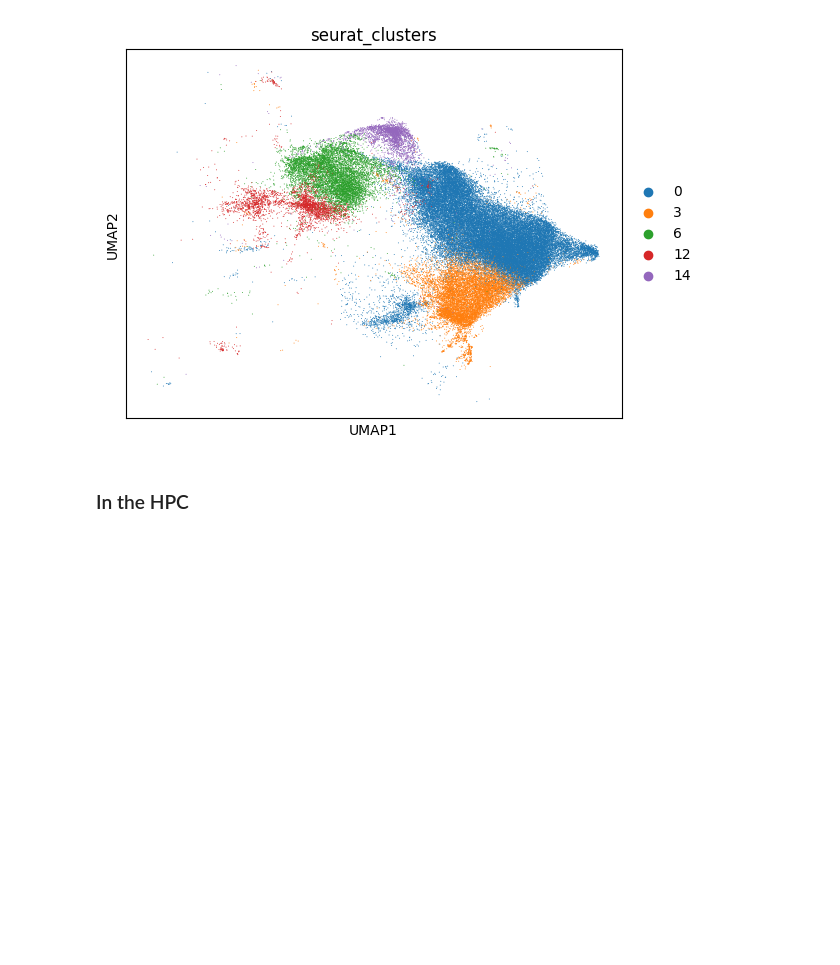
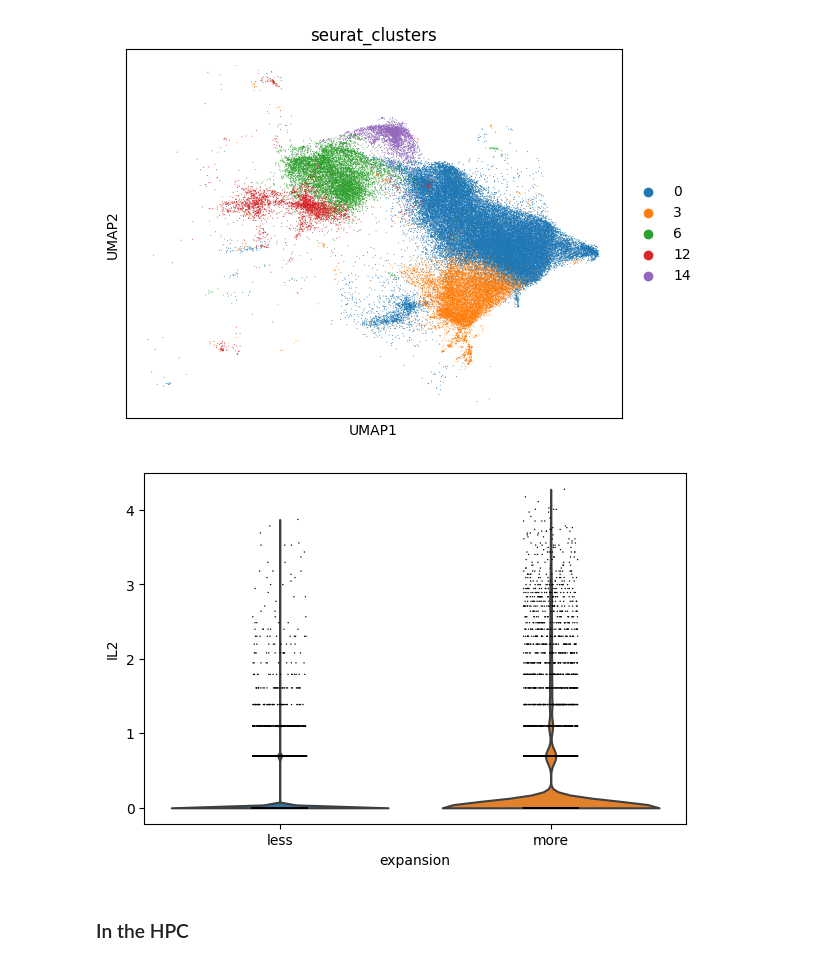
Before and after one commit to Ran-x2/mtb, a Jupyter notebook: Geneformer_hpc.ipynb, the cells around one changed output. Cells and saved outputs as stored; diff of their text form; code cells hidden in the pictures; blank space fills up the shorter version.

```diff
--- a/Geneformer_hpc.ipynb
+++ b/Geneformer_hpc.ipynb
@@ -80,11 +85,11 @@ adata_geneformer = adata_geneformer[:,adata_geneformer.var_names.isin(gene2tx.in
 # %%
-ens_id = gene2tx['ensgene'].loc[adata_geneformer.var_names]
-adata_geneformer.var['ensembl_id'] = ens_id
+ens_id = gene2tx['ensgene'].loc[adata_new.var_names]
+adata_new.var['ensembl_id'] = ens_id
 # %%
-adata_geneformer.X = sp.sparse.csc_matrix(adata_geneformer.X)
+adata_new.X = sp.sparse.csc_matrix(adata_new.X)
 # %%
-adata_geneformer.obs = adata_geneformer.obs.astype(str)
-adata_geneformer.var = adata_geneformer.var.astype(str)
+adata_new.obs = adata_new.obs.astype(str)
+adata_new.var = adata_new.var.astype(str)
 # %%
-adata_geneformer.obs['n_counts'] = adata_geneformer.obs['nCount_RNA'].astype(float)
+adata_new.obs['n_counts'] = adata_new.obs['nCount_RNA'].astype(float)
 # %%
@@ -92,3 +97,7 @@ adata_geneformer.write("geneformer_mtb.h5ad")
+# %%
+sc.pl.violin(adata_new, groupby='expansion', keys = 'IL2')
+# %% [output]
+[figure, added]
 # %% [markdown]
 ### In the HPC
 # %%
```
Also changed, not shown: parts of 3 cells of this notebook, 6 other files.
